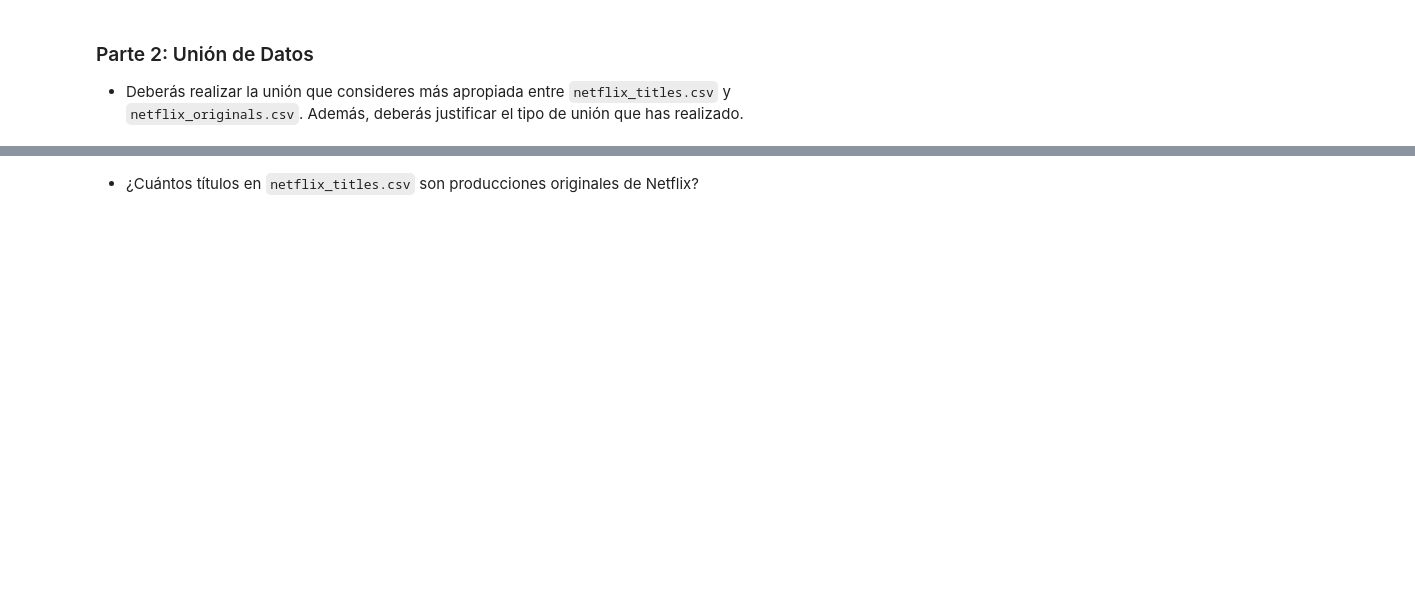
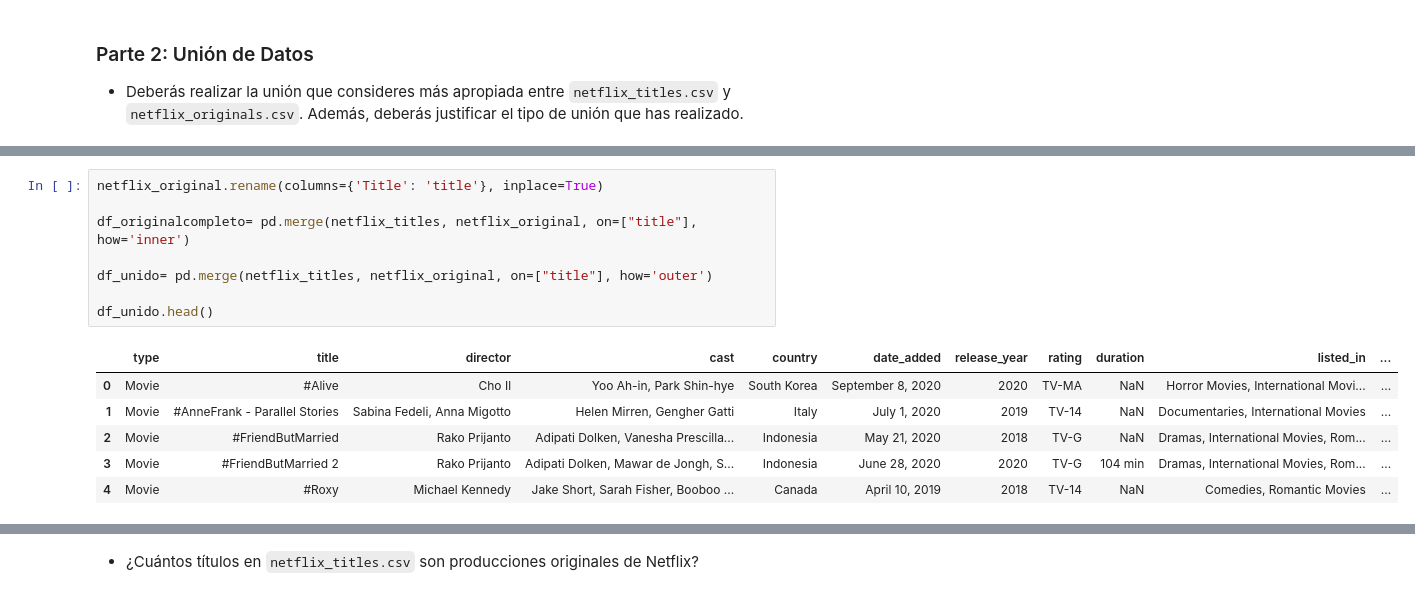
Before and after one commit to SrAlcast/2.2.Pandas, a Jupyter notebook: laboratorio-modulo2-leccion02-eda-union.ipynb, the cells around one changed output, grey strips where cells are left out. Drawn from its saved outputs; the diff is of its cells as text; blank space fills up the shorter version.

```diff
--- a/laboratorio-modulo2-leccion02-eda-union.ipynb
+++ b/laboratorio-modulo2-leccion02-eda-union.ipynb
@@ -286,0 +437,15 @@ dtype: int64
+# %%
+netflix_original.rename(columns={'Title': 'title'}, inplace=True)
+
+df_originalcompleto= pd.merge(netflix_titles, netflix_original, on=["title"], how='inner')
+
+df_unido= pd.merge(netflix_titles, netflix_original, on=["title"], how='outer')
+
+df_unido.head()
+# %% [output]
+|  | type | title | director | cast | country | date_added | release_year | rating | duration | listed_in | ... |
+| 0 | Movie | #Alive | Cho Il | Yoo Ah-in, Park Shin-hye | South Korea | September 8, 2020 | 2020 | TV-MA | NaN | Horror Movies, International Movi... | ... |
+| 1 | Movie | #AnneFrank - Parallel Stories | Sabina Fedeli, Anna Migotto | Helen Mirren, Gengher Gatti | Italy | July 1, 2020 | 2019 | TV-14 | NaN | Documentaries, International Movies | ... |
+| 2 | Movie | #FriendButMarried | Rako Prijanto | Adipati Dolken, Vanesha Prescilla... | Indonesia | May 21, 2020 | 2018 | TV-G | NaN | Dramas, International Movies, Rom... | ... |
+| 3 | Movie | #FriendButMarried 2 | Rako Prijanto | Adipati Dolken, Mawar de Jongh, S... | Indonesia | June 28, 2020 | 2020 | TV-G | 104 min | Dramas, International Movies, Rom... | ... |
+| 4 | Movie | #Roxy | Michael Kennedy | Jake Short, Sarah Fisher, Booboo ... | Canada | April 10, 2019 | 2018 | TV-14 | NaN | Comedies, Romantic Movies | ... |
```
Also changed, not shown: parts of 33 cells of this notebook, 1 other file.
